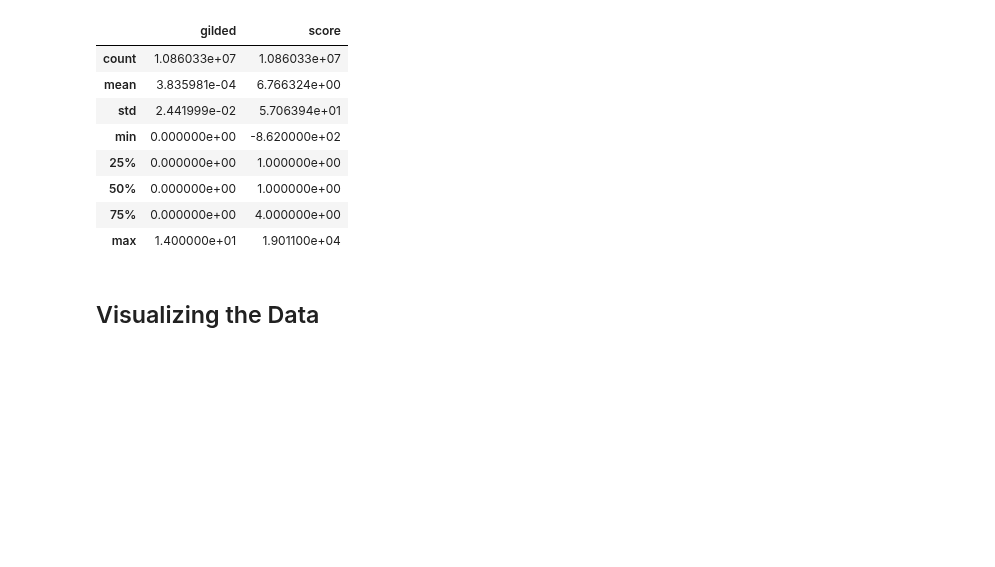
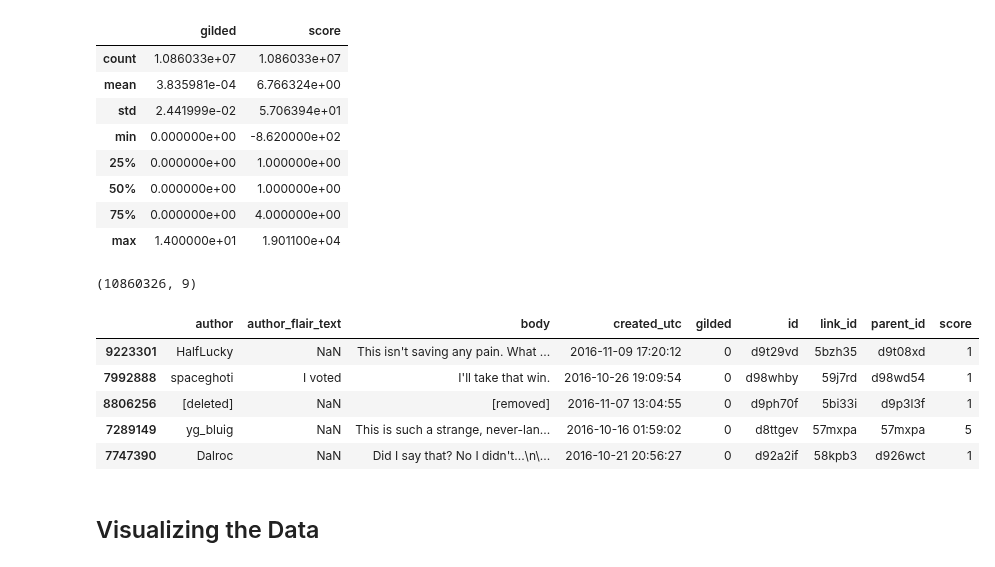
Before and after one commit to arthishow/Project, a Jupyter notebook: Final project.ipynb, the cells around one changed output. Saved outputs shown, nothing was run; the diff lists cells and outputs as text; code cells hidden in the pictures; blank space fills up the shorter version.

```diff
--- a/Final project.ipynb
+++ b/Final project.ipynb
@@ -133,6 +128,19 @@ politics.describe()
 | 50% | 0.000000e+00 | 1.000000e+00 |
 | 75% | 0.000000e+00 | 4.000000e+00 |
 | max | 1.400000e+01 | 1.901100e+04 |
+# %%
+politics.shape
+# %% [output]
+(10860326, 9)
+# %%
+politics.sample(5)
+# %% [output]
+|  | author | author_flair_text | body | created_utc | gilded | id | link_id | parent_id | score |
+| 9223301 | HalfLucky | NaN | This isn't saving any pain. What ... | 2016-11-09 17:20:12 | 0 | d9t29vd | 5bzh35 | d9t08xd | 1 |
+| 7992888 | spaceghoti | I voted | I'll take that win. | 2016-10-26 19:09:54 | 0 | d98whby | 59j7rd | d98wd54 | 1 |
+| 8806256 | [deleted] | NaN | [removed] | 2016-11-07 13:04:55 | 0 | d9ph70f | 5bi33i | d9p3l3f | 1 |
+| 7289149 | yg_bluig | NaN | This is such a strange, never-lan... | 2016-10-16 01:59:02 | 0 | d8ttgev | 57mxpa | 57mxpa | 5 |
+| 7747390 | Dalroc | NaN | Did I say that? No I didn't...\n\... | 2016-10-21 20:56:27 | 0 | d92a2if | 58kpb3 | d926wct | 1 |
 # %% [markdown]
 ## Visualizing the Data
 # %% [markdown]
```
Also changed, not shown: parts of 30 cells of this notebook, 1 other file.
